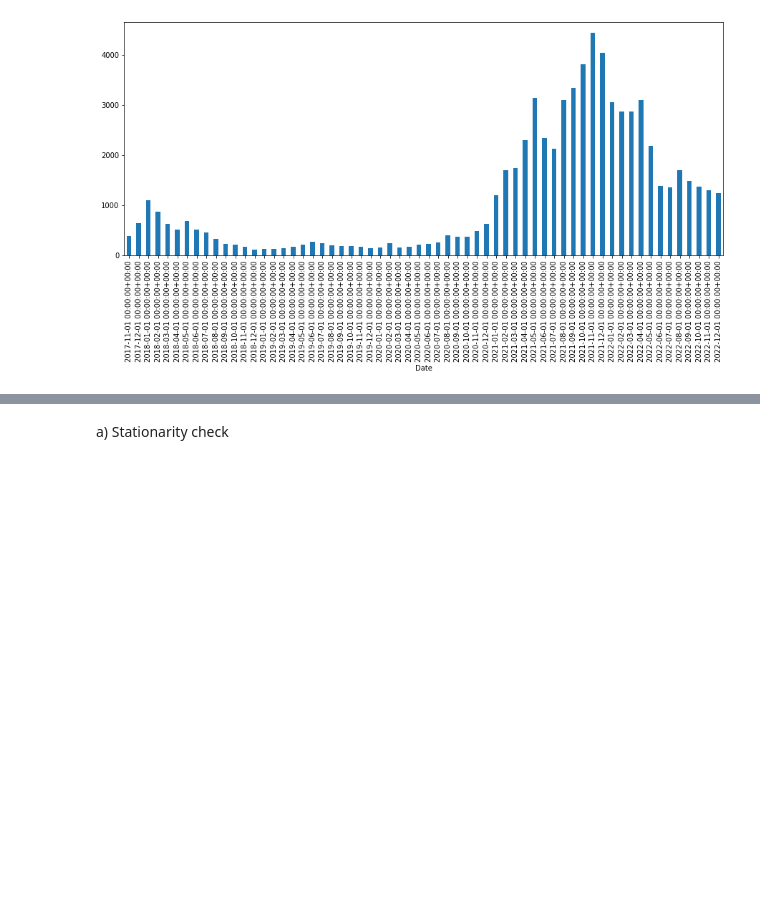
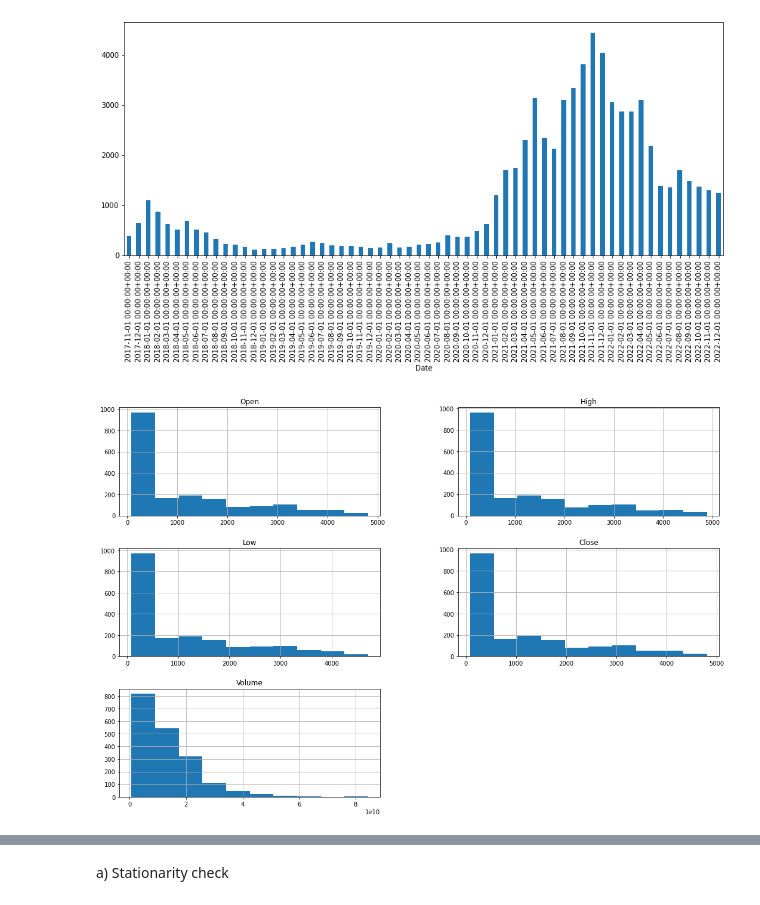
Before and after one commit to tago893/capstone, a Jupyter notebook: Day1/EdaOnTsd.ipynb, the cells around one changed output, grey strips where cells are left out. Cells and saved outputs as stored; diff of their text form; code cells hidden in the pictures; blank space fills up the shorter version.

```diff
--- a/Day1/EdaOnTsd.ipynb
+++ b/Day1/EdaOnTsd.ipynb
@@ -229,3 +300,9 @@ df2['Close'].resample(rule='MS').mean().plot(kind="bar",figsize=(15,6))
 # %% [output]
 <matplotlib.axes._subplots.AxesSubplot at 0x...>
 [figure]
+# %%
+bitcoin_numeric = df2.select_dtypes(exclude = ["bool"])
+bitcoin_numeric.hist(figsize=(18,12))
+plt.show()
+# %% [output]
+[figure, added]
```
Also changed, not shown: parts of 19 cells of this notebook.
